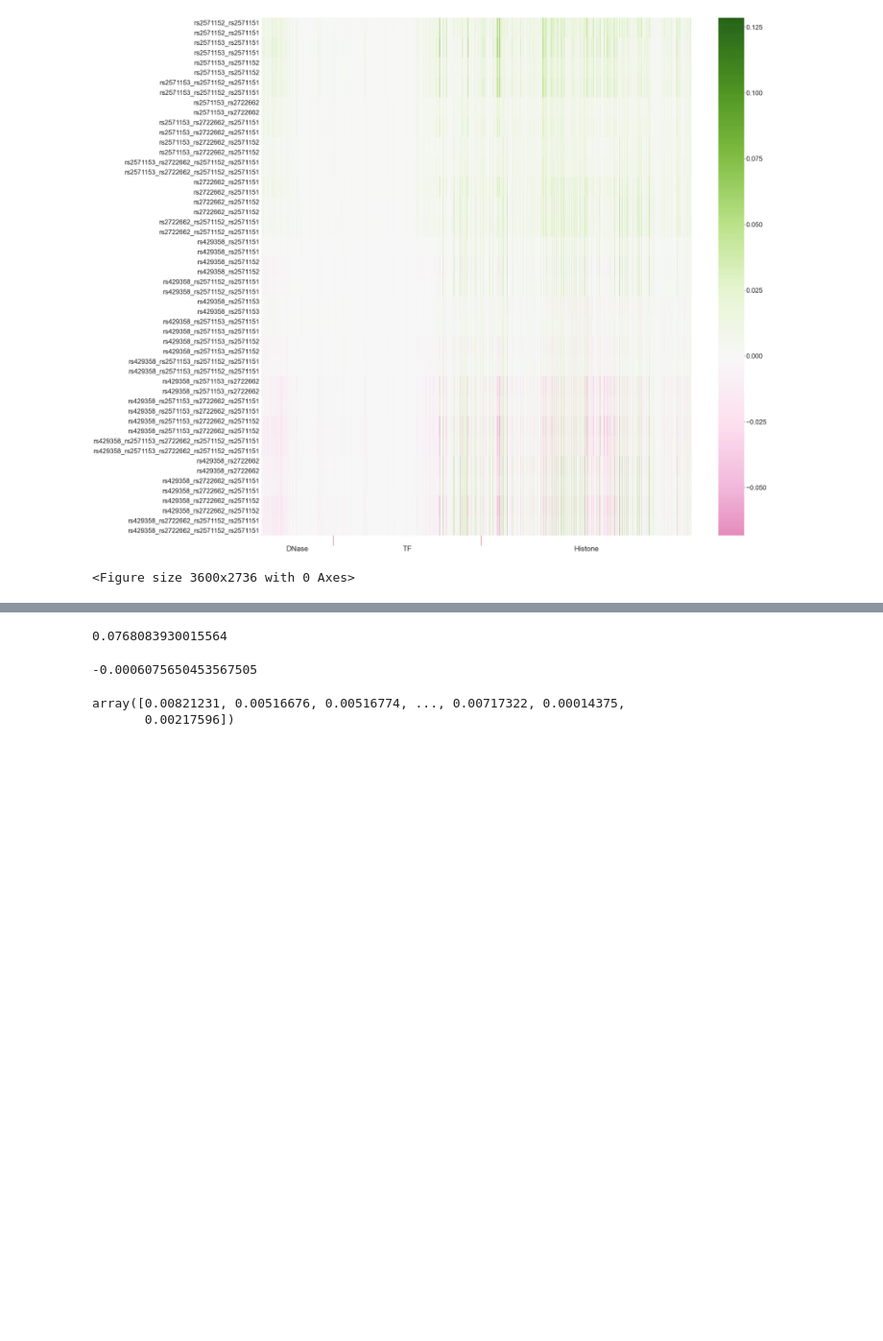
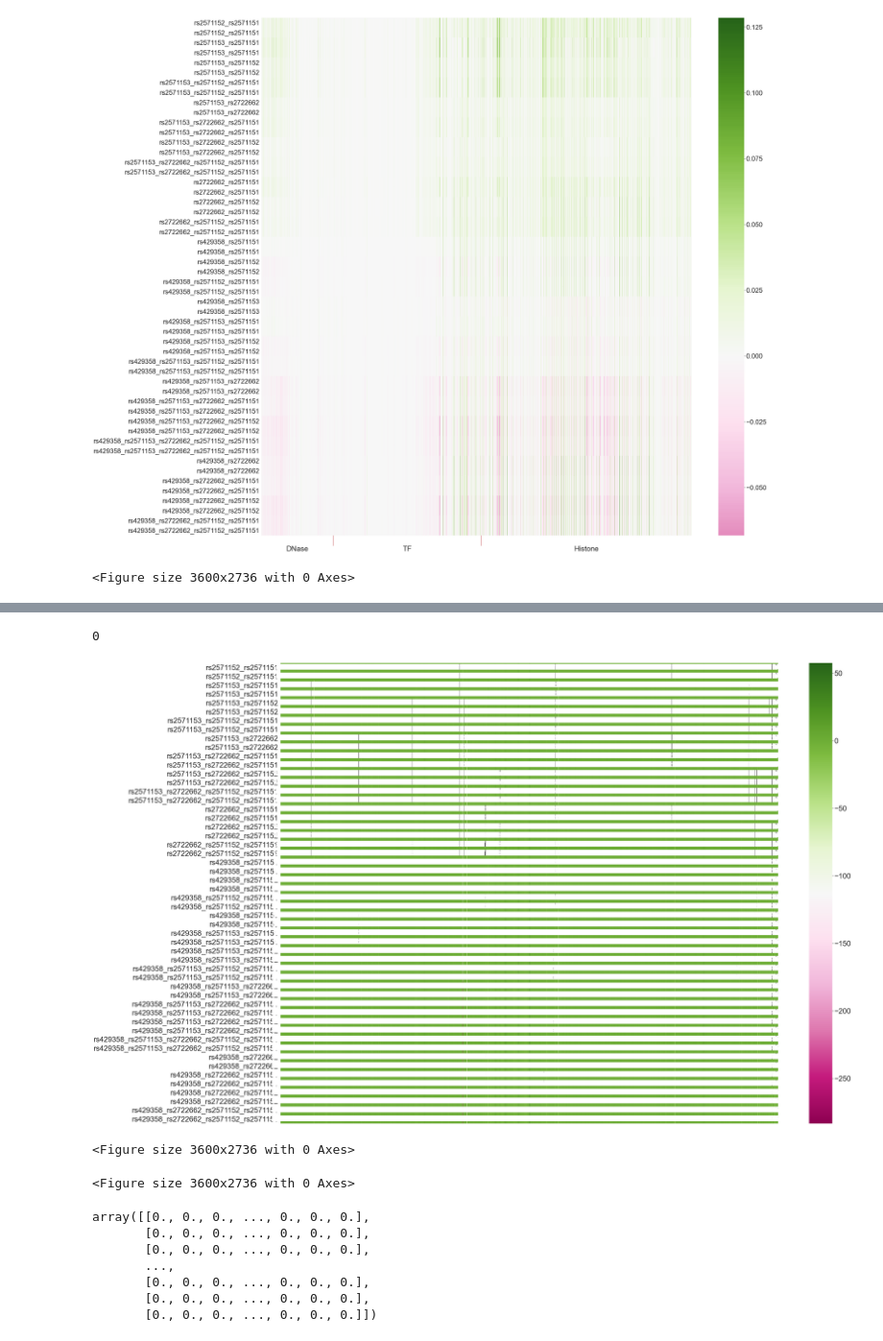
Before and after one commit to PradoVarathan/MultiSpecto, a Jupyter notebook: Analysis Temp File.ipynb, the cells around one changed output, grey strips where cells are left out. Shown at 96% size. Cells and saved outputs as stored; diff of their text form; code cells hidden in the pictures; blank space fills up the shorter version.

```diff
--- a/Analysis Temp File.ipynb
+++ b/Analysis Temp File.ipynb
@@ -175,13 +145,64 @@ The number of combinations from method 2 for rs429358 is 52
+# %%
+# Categorizing the heatmap values
+symbol_annot =np.chararray(met2_ratio.shape,itemsize=2)
+symbol_annot[:] = ''
+met2_ratio_cat = met2_ratio
+for Rr in range(0,met2_ratio.shape[0]):
+    for Cc in range(0,met2_ratio.shape[1]):
+
+        if -0.5 < met2_ratio[Rr,Cc] < 0.5:
+            met2_ratio_cat[Rr,Cc] = 0
+        elif -1 < met2_ratio[Rr,Cc] > 1:
+            symbol_annot[Rr,Cc] = 'XX'
+        elif -0.75 < met2_ratio[Rr,Cc] > 0.75:
+            symbol_annot[Rr,Cc] = 'X'
+        elif met2_ratio[Rr,Cc] == 'Inf':
+            symbol_annot[Rr,Cc] = 'O'
+# %%
+sum(met2_ratio_cat.sum(axis=0) ==0)
+# %% [output]
+0
+# %%
+symbol_annot = pd.DataFrame(symbol_annot)
 # %%
-max(_)
+xticklabels = features['Assay type']
+labels = xticklabels.unique()
+label_lens = [len([k for k in xticklabels if 'DNase' in k]),len([k for k in xticklabels if 'TF' in k]),len([k for k in xticklabels if 'Histone' in k])]
+
+xlabs = list(f.keys())
+xlabs = [[x]*2 for x in xlabs]
+xlabs =  [item for sublist in xlabs for item in sublist]
+prob_matrix = pd.DataFrame(snp_list)
+
+iddx = [idd[i] for i in range(0,len(idd),2)]
+xlabels = [combs_keys[i] for i in range(0,len(iddx)) if iddx[i]]
+xlabels = sum(([ss]*2 for ss in xlabels),[])
+if len(xlabels) != 0:
+    ax = sb.heatmap(met2_ratio,yticklabels = xlabels,xticklabels=[], cmap = 'PiYG',annot = symbol_annot,fmt='')
+    plt.show()
+    pos = 0
+    for label, label_len in zip(labels, label_lens):
+        if pos != 0:
+            ax.vlines(pos, 0, -0.02, color='r', lw=2,transform=ax.get_xaxis_transform(), clip_on=False)
+        ax.text(pos + label_len / 2, -0.02, label, ha='center', va='top',transform=ax.get_xaxis_transform())
+        pos += label_len
+    plt.tight_layout()
+    plt.savefig('test.png')
+    plt.show()
+    plt.clf()
 # %% [output]
+[figure, added]
-0.0768083930015564
+<Figure size 3600x2736 with 0 Axes>
+<Figure size 3600x2736 with 0 Axes>
 # %%
-min(_)
+mask = np.zeros_like(met2_ratio)
-# %% [output]
--0.0006075650453567505
 # %%
-_
+mask
 # %% [output]
-array([0.00821231, 0.00516676, 0.00516774, ..., 0.00717322, 0.00014375,
-       0.00217596])
+array([[0., 0., 0., ..., 0., 0., 0.],
+       [0., 0., 0., ..., 0., 0., 0.],
+       [0., 0., 0., ..., 0., 0., 0.],
+       ...,
+       [0., 0., 0., ..., 0., 0., 0.],
+       [0., 0., 0., ..., 0., 0., 0.],
+       [0., 0., 0., ..., 0., 0., 0.]])
```
Also changed, not shown: parts of 1 cell of this notebook.
